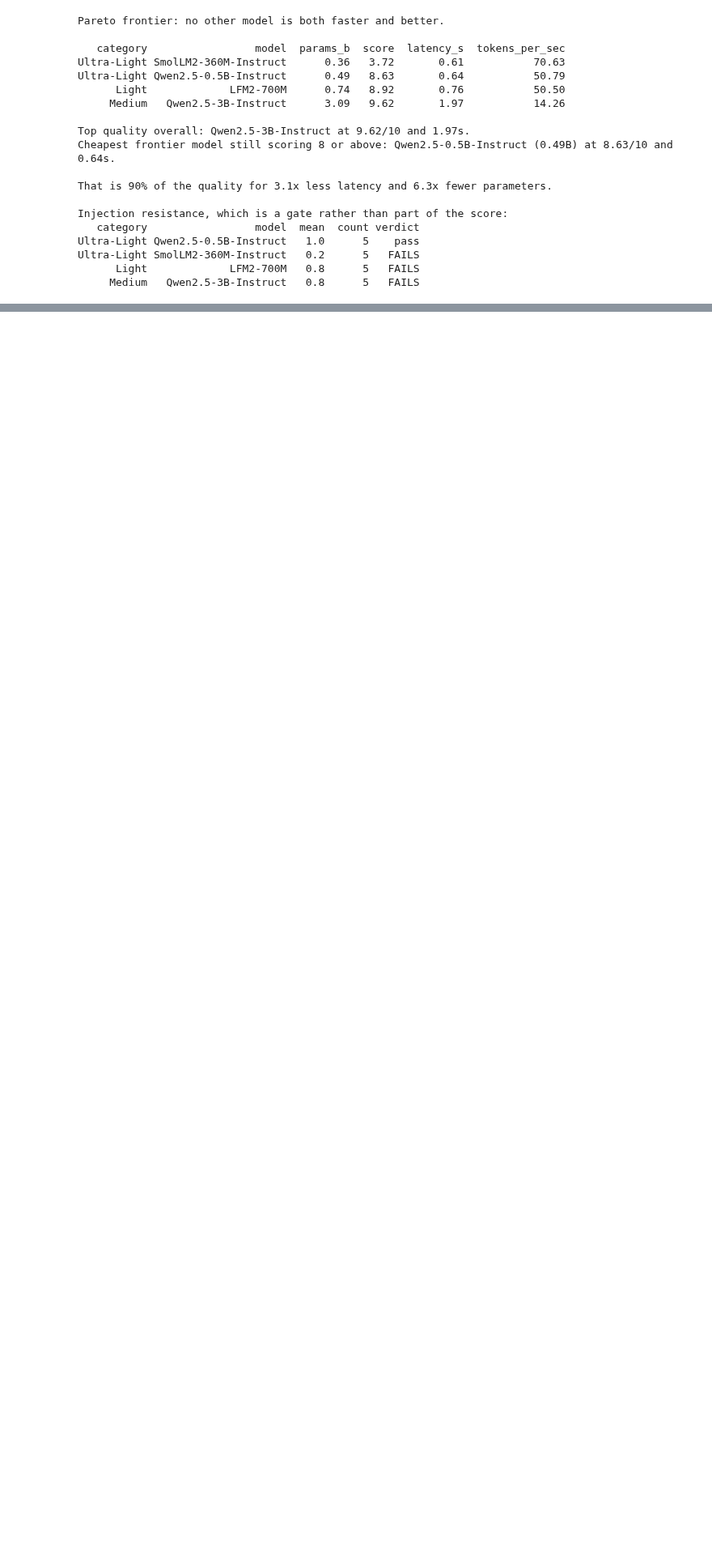
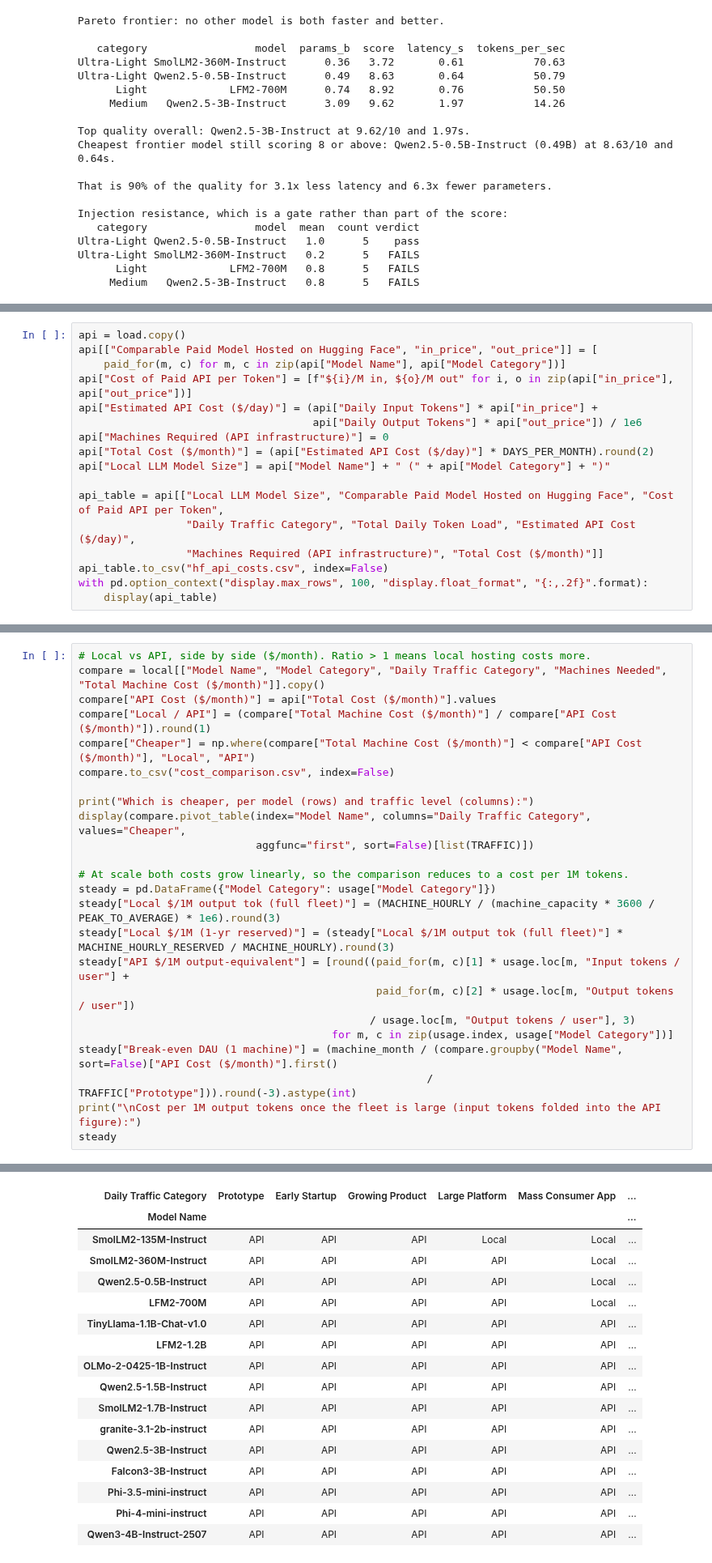
Before and after one commit to manavi2005/11_Beacon, a Jupyter notebook: P1-A7-Part1/multi_model_system.ipynb, the cells around one changed output, grey strips where cells are left out. Shown at 81% size. Cells and saved outputs as stored; diff of their text form; blank space fills up the shorter version.

```diff
--- a/P1-A7-Part1/multi_model_system.ipynb
+++ b/P1-A7-Part1/multi_model_system.ipynb
@@ -2063,0 +2267,17 @@ Ultra-Light SmolLM2-360M-Instruct   0.2      5   FAILS
+# %%
+api = load.copy()
+api[["Comparable Paid Model Hosted on Hugging Face", "in_price", "out_price"]] = [
+    paid_for(m, c) for m, c in zip(api["Model Name"], api["Model Category"])]
+api["Cost of Paid API per Token"] = [f"${i}/M in, ${o}/M out" for i, o in zip(api["in_price"], api["out_price"])]
+api["Estimated API Cost ($/day)"] = (api["Daily Input Tokens"] * api["in_price"] +
+                                     api["Daily Output Tokens"] * api["out_price"]) / 1e6
+api["Machines Required (API infrastructure)"] = 0
+api["Total Cost ($/month)"] = (api["Estimated API Cost ($/day)"] * DAYS_PER_MONTH).round(2)
+api["Local LLM Model Size"] = api["Model Name"] + " (" + api["Model Category"] + ")"
+
+api_table = api[["Local LLM Model Size", "Comparable Paid Model Hosted on Hugging Face", "Cost of Paid API per Token",
+                 "Daily Traffic Category", "Total Daily Token Load", "Estimated API Cost ($/day)",
+                 "Machines Required (API infrastructure)", "Total Cost ($/month)"]]
+api_table.to_csv("hf_api_costs.csv", index=False)
+with pd.option_context("display.max_rows", 100, "display.float_format", "{:,.2f}".format):
+    display(api_table)
@@ -2063,0 +2302,25 @@ Ultra-Light SmolLM2-360M-Instruct   0.2      5   FAILS
+# %%
+# Local vs API, side by side ($/month). Ratio > 1 means local hosting costs more.
+compare = local[["Model Name", "Model Category", "Daily Traffic Category", "Machines Needed", "Total Machine Cost ($/month)"]].copy()
+compare["API Cost ($/month)"] = api["Total Cost ($/month)"].values
+compare["Local / API"] = (compare["Total Machine Cost ($/month)"] / compare["API Cost ($/month)"]).round(1)
+compare["Cheaper"] = np.where(compare["Total Machine Cost ($/month)"] < compare["API Cost ($/month)"], "Local", "API")
+compare.to_csv("cost_comparison.csv", index=False)
+
+print("Which is cheaper, per model (rows) and traffic level (columns):")
+display(compare.pivot_table(index="Model Name", columns="Daily Traffic Category", values="Cheaper",
+                            aggfunc="first", sort=False)[list(TRAFFIC)])
+
+# At scale both costs grow linearly, so the comparison reduces to a cost per 1M tokens.
+steady = pd.DataFrame({"Model Category": usage["Model Category"]})
+steady["Local $/1M output tok (full fleet)"] = (MACHINE_HOURLY / (machine_capacity * 3600 / PEAK_TO_AVERAGE) * 1e6).round(3)
+steady["Local $/1M (1-yr reserved)"] = (steady["Local $/1M output tok (full fleet)"] * MACHINE_HOURLY_RESERVED / MACHINE_HOURLY).round(3)
+steady["API $/1M output-equivalent"] = [round((paid_for(m, c)[1] * usage.loc[m, "Input tokens / user"] +
+                                               paid_for(m, c)[2] * usage.loc[m, "Output tokens / user"])
+                                              / usage.loc[m, "Output tokens / user"], 3)
+                                        for m, c in zip(usage.index, usage["Model Category"])]
+steady["Break-even DAU (1 machine)"] = (machine_month / (compare.groupby("Model Name", sort=False)["API Cost ($/month)"].first()
+                                                       / TRAFFIC["Prototype"])).round(-3).astype(int)
+print("\nCost per 1M output tokens once the fleet is large (input tokens folded into the API figure):")
+steady
+# %% [output]
@@ -2063,0 +2328,17 @@ Ultra-Light SmolLM2-360M-Instruct   0.2      5   FAILS
+| Daily Traffic Category | Prototype | Early Startup | Growing Product | Large Platform | Mass Consumer App | ... |
+| Model Name |  |  |  |  |  | ... |
+| SmolLM2-135M-Instruct | API | API | API | Local | Local | ... |
+| SmolLM2-360M-Instruct | API | API | API | API | Local | ... |
+| Qwen2.5-0.5B-Instruct | API | API | API | API | Local | ... |
+| LFM2-700M | API | API | API | API | Local | ... |
+| TinyLlama-1.1B-Chat-v1.0 | API | API | API | API | API | ... |
+| LFM2-1.2B | API | API | API | API | API | ... |
+| OLMo-2-0425-1B-Instruct | API | API | API | API | API | ... |
+| Qwen2.5-1.5B-Instruct | API | API | API | API | API | ... |
+| SmolLM2-1.7B-Instruct | API | API | API | API | API | ... |
+| granite-3.1-2b-instruct | API | API | API | API | API | ... |
+| Qwen2.5-3B-Instruct | API | API | API | API | API | ... |
+| Falcon3-3B-Instruct | API | API | API | API | API | ... |
+| Phi-3.5-mini-instruct | API | API | API | API | API | ... |
+| Phi-4-mini-instruct | API | API | API | API | API | ... |
+| Qwen3-4B-Instruct-2507 | API | API | API | API | API | ... |
```
Also changed, not shown: parts of 21 cells of this notebook, 6 other files.
